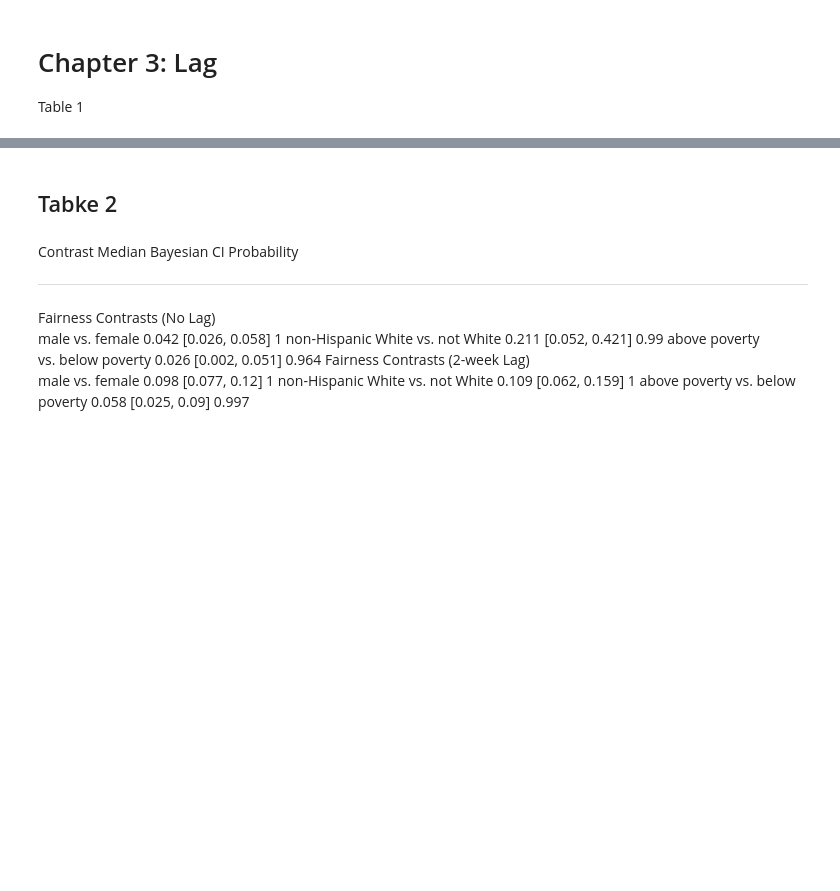
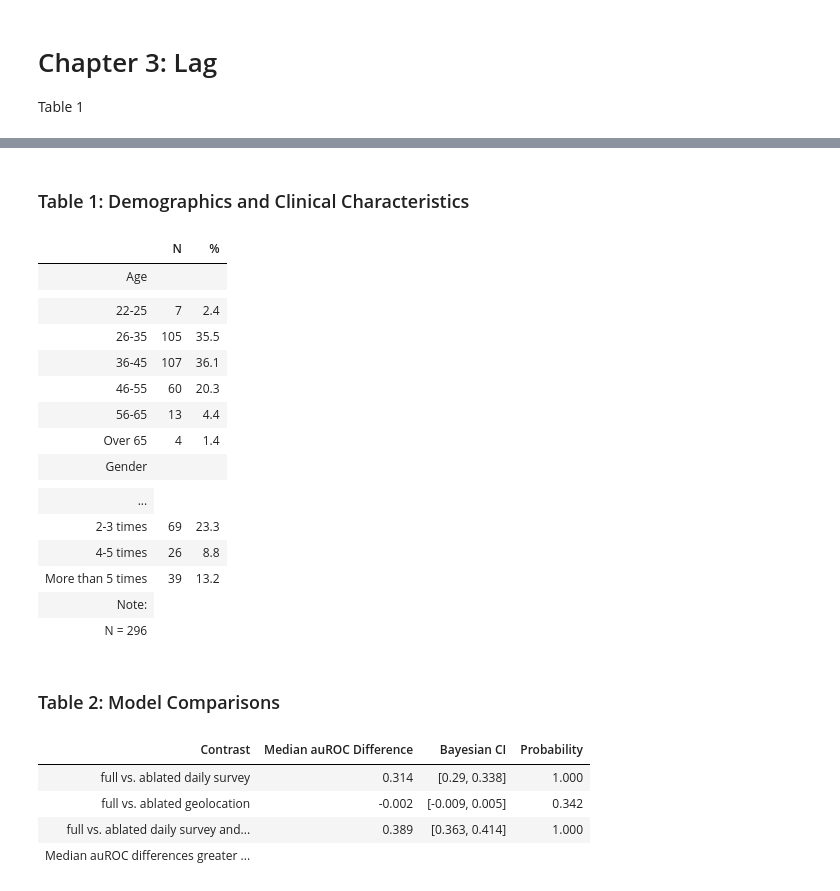
Before and after one commit to KendraPaquette/study_dissertation, a Jupyter notebook: notebooks/tables.embed.ipynb, the cells around one changed output, grey strips where cells are left out. Drawn from its saved outputs; the diff is of its cells as text; code cells hidden in the pictures; blank space fills up the shorter version.

```diff
--- a/notebooks/tables.embed.ipynb
+++ b/notebooks/tables.embed.ipynb
@@ -422,24 +547,71 @@ table_ci |>
+# %% [markdown]
+### Table 1: Demographics and Clinical Characteristics
+# %%
+#| label: tbl-risk2dem
+#| tbl-cap: "Demographic and Clinical Characteristics"
+
+footnote_table_dem_a <- "N = 296"
+
+
+table_dem |>
+  knitr::kable() |>
+  kable_classic() |>
+  kableExtra::group_rows(start_row = 2, end_row = 7) |>
+  kableExtra::group_rows(start_row = 9, end_row = 12) |>
+  kableExtra::group_rows(start_row = 14, end_row = 18) |>
+  kableExtra::group_rows(start_row = 20, end_row = 26) |>
+  kableExtra::group_rows(start_row = 28, end_row = 29) |>
+  kableExtra::group_rows(start_row = 31, end_row = 36) |>
+  kableExtra::group_rows(start_row = 38, end_row = 43) |>
+  kableExtra::group_rows(start_row = 45, end_row = 52) |>
+  kableExtra::group_rows(start_row = 54, end_row = 57) |>
+  kableExtra::group_rows(start_row = 59, end_row = 60) |>
+  kableExtra::group_rows(start_row = 62, end_row = 63) |>
+  kableExtra::group_rows(start_row = 65, end_row = 66) |>
+  kableExtra::group_rows(start_row = 68, end_row = 71) |>
+  kableExtra::group_rows(start_row = 73, end_row = 77) |>
+  kableExtra::group_rows(start_row = 79, end_row = 83) |>
+  kableExtra::footnote(general = c(footnote_table_dem_a), escape=FALSE)
+# %% [output]
+|  | N | % |
+| Age |  |  |
+|  |  |  |
+| 22-25 | 7 | 2.4 |
+| 26-35 | 105 | 35.5 |
+| 36-45 | 107 | 36.1 |
+| 46-55 | 60 | 20.3 |
+| 56-65 | 13 | 4.4 |
+| Over 65 | 4 | 1.4 |
+| Gender |  |  |
+|  |  |  |
+| ... |
+| 2-3 times | 69 | 23.3 |
+| 4-5 times | 26 | 8.8 |
+| More than 5 times | 39 | 13.2 |
+| Note: |
+| N = 296 |
 # %% [markdown]
-## Tabke 2
+### Table 2: Model Comparisons
 # %%
-#| label: tbl-fairness
-#| tbl-cap: "Median difference in auROC, 95% Bayesian credible interval (CI), and posterior probability that that the auROC difference was greater than 0 for all baseline and adjacent lag contrasts."
+#| label: tbl-risk2model
+#| tbl-cap: "Median difference in auROC, 95% Bayesian credible interval (CI), and posterior probability that that the auROC difference was larger than 0 for all ablated model contrasts."
 
-footnote_table_fair <- "Median auROC differences greater than 0 indicate the model, on average, performed better for the advantaged group (male, non-Hispanic White, and above poverty) compared to the non-advantaged group (female, not White, below poverty). Bayesian CI represents the range of values where there is a 95% probability that the true auROC difference lies within that range. Probability indicates the posterior probability that this difference is greater than 0 (i.e., the models are performing differently for fairness subgroups)."
+footnote_table_model <- "Median auROC differences greater than 0 indicate the full model, on average, performed better than the ablated model (i.e., full vs. ablated daily survey, full vs. ablated geolocation, full vs. ablated daily survey and geolocation). Bayesian CI represents the range of values where there is a 95% probability that the true auROC difference lies within that range. Probability indicates the posterior probability that this difference is greater than 0 (i.e., the full model is performing better)."
 
-table_ci_fair |>
+table_ci |>
+  mutate(`Bayesian CI` = str_c("[", round(lower, 3), ", ", round(upper, 3), "]"),
+         `Median auROC Difference` = as.character(round(median, 3)),
+         Probability = sprintf("%.3f", probability)) |>
+  select(Contrast = contrast, `Median auROC Difference`, `Bayesian CI`, Probability) |>
   knitr::kable() |>
-  kableExtra::add_footnote(label = footnote_table_fair,
+  kable_classic() |>
+  kableExtra::column_spec(1, width = "25em") |>
+  kableExtra::add_footnote(label = footnote_table_model,
                            notation = "none",
                            escape = FALSE)
 # %% [output]
-  Contrast                           Median   Bayesian CI        Probability
-  ---------------------------------- -------- ------------------ -------------
-  Fairness Contrasts (No Lag)
-  male vs. female                    0.042    \[0.026, 0.058\]   1
-  non-Hispanic White vs. not White   0.211    \[0.052, 0.421\]   0.99
-  above poverty vs. below poverty    0.026    \[0.002, 0.051\]   0.964
-  Fairness Contrasts (2-week Lag)
-  male vs. female                    0.098    \[0.077, 0.12\]    1
-  non-Hispanic White vs. not White   0.109    \[0.062, 0.159\]   1
-  above poverty vs. below poverty    0.058    \[0.025, 0.09\]    0.997
+| Contrast | Median auROC Difference | Bayesian CI | Probability |
+| full vs. ablated daily survey | 0.314 | [0.29, 0.338] | 1.000 |
+| full vs. ablated geolocation | -0.002 | [-0.009, 0.005] | 0.342 |
+| full vs. ablated daily survey and... | 0.389 | [0.363, 0.414] | 1.000 |
+| Median auROC differences greater ... |
```
Also changed, not shown: parts of 8 cells of this notebook, 25 other files.
